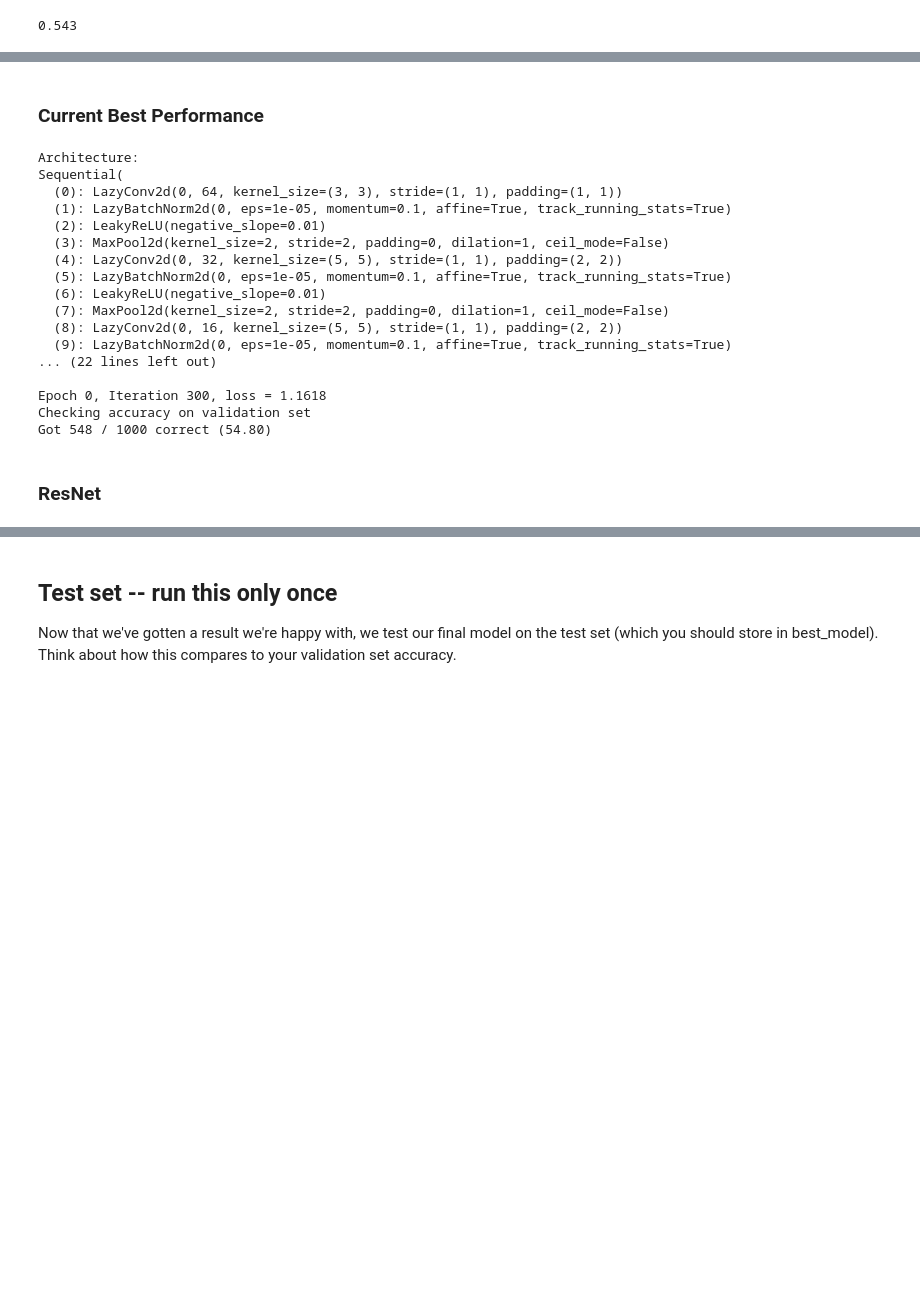
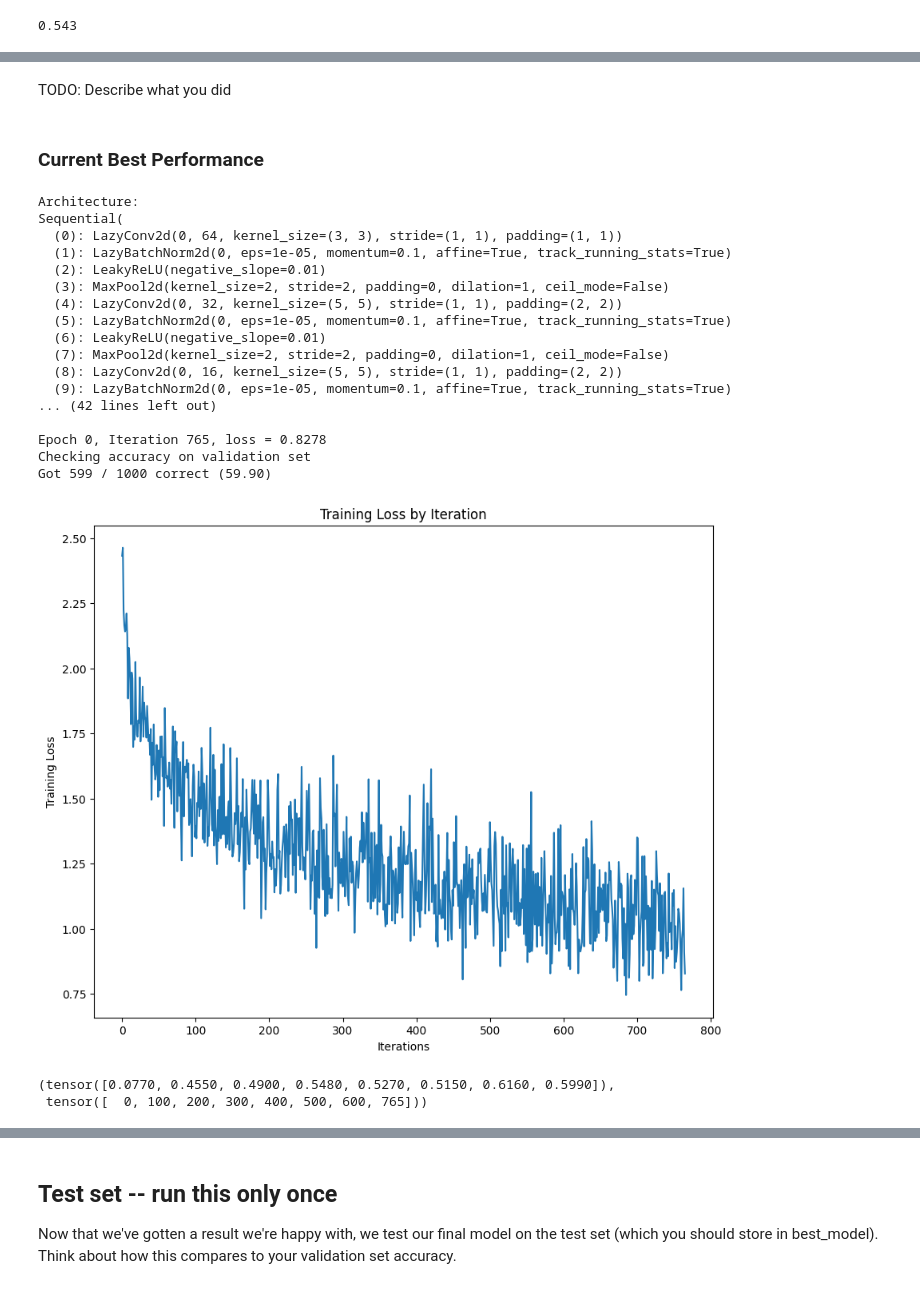
Before and after one commit to joe-granick/CS462, a Jupyter notebook: autograd_and_nn.ipynb, the cells around one changed output, grey strips where cells are left out. Cells and saved outputs as stored; diff of their text form; code cells hidden in the pictures; blank space fills up the shorter version.

Commit message:
Description and Training Loss Viz implemented

```diff
--- a/autograd_and_nn.ipynb
+++ b/autograd_and_nn.ipynb
@@ -1798,12 +1330,14 @@ def train_part345(model, optimizer, epochs=1, learning_rate_decay=.1, schedule=[
         acc_history[e] = acc
         iter_history[e] = tt
         print()
-      train_losses.append((tt, acc))
+      train_losses.append(loss.item())
+      #print("t: ",t," tt: ", tt, " acc: ", acc)
   plt.plot(train_losses)
-  plt.xlabel("Epoch")
-  plt.ylabel("accuracy")
-  plt.title("Training Loss")
+  plt.xlabel("Iterations")
+  plt.ylabel("Training Loss")
+  plt.title("Training Loss by Iteration")
   plt.show()
+
   return acc_history, iter_history
 # %% [markdown]
 #### Default Model
@@ -1877,3 +1422,5 @@ Got 543 / 1000 correct (54.30)
+# %% [markdown]
+TODO: Describe what you did
 # %% [markdown]
 ### Current Best Performance
 # %%
@@ -1913,49 +1460,43 @@ model = nn.Sequential(
       nn.LeakyReLU(),
       nn.MaxPool2d(kernel_size=2, stride=2),
 
-      #nn.AdaptiveAvgPool2d((1, 1)),
       nn.Flatten(),
       nn.LazyLinear(120),
       nn.LazyBatchNorm1d(),
       nn.LeakyReLU(),
-      #nn.Dropout(0.4),
 
       nn.LazyLinear(84),
       nn.LazyBatchNorm1d(),
-      #nn.ELU(),
       nn.ReLU(),
       nn.LazyLinear(num_classes))
 
 print('Architecture:')
 print(model) # printing `nn.Module` shows the architecture of the module.
 optimizer = optim.SGD(model.parameters(), lr=learning_rate,
                       weight_decay=1e-4,
                       momentum=momentum, nesterov=True)
-#optimizer = optim.Adam(model.parameters(), lr=learning_rate,
-#                      weight_decay=1e-4)
-
-
 # END OF YOUR CODE
 
 # You should get at least 70% accuracy
-train_part345(model, optimizer, epochs=2)
+train_part345(model, optimizer, epochs=10)
 # %% [output]
 Architecture:
 Sequential(
   (0): LazyConv2d(0, 64, kernel_size=(3, 3), stride=(1, 1), padding=(1, 1))
   (1): LazyBatchNorm2d(0, eps=1e-05, momentum=0.1, affine=True, track_running_stats=True)
   (2): LeakyReLU(negative_slope=0.01)
   (3): MaxPool2d(kernel_size=2, stride=2, padding=0, dilation=1, ceil_mode=False)
   (4): LazyConv2d(0, 32, kernel_size=(5, 5), stride=(1, 1), padding=(2, 2))
   (5): LazyBatchNorm2d(0, eps=1e-05, momentum=0.1, affine=True, track_running_stats=True)
   (6): LeakyReLU(negative_slope=0.01)
   (7): MaxPool2d(kernel_size=2, stride=2, padding=0, dilation=1, ceil_mode=False)
   (8): LazyConv2d(0, 16, kernel_size=(5, 5), stride=(1, 1), padding=(2, 2))
   (9): LazyBatchNorm2d(0, eps=1e-05, momentum=0.1, affine=True, track_running_stats=True)
-... (22 lines left out)
+... (42 lines left out)
 
-Epoch 0, Iteration 300, loss = 1.1618
+Epoch 0, Iteration 765, loss = 0.8278
 Checking accuracy on validation set
-Got 548 / 1000 correct (54.80)
+Got 599 / 1000 correct (59.90)
+[figure, added]
+(tensor([0.0770, 0.4550, 0.4900, 0.5480, 0.5270, 0.5150, 0.6160, 0.5990]),
+ tensor([  0, 100, 200, 300, 400, 500, 600, 765]))
-# %% [markdown]
-### ResNet
```
Also changed, not shown: parts of 17 cells of this notebook.
